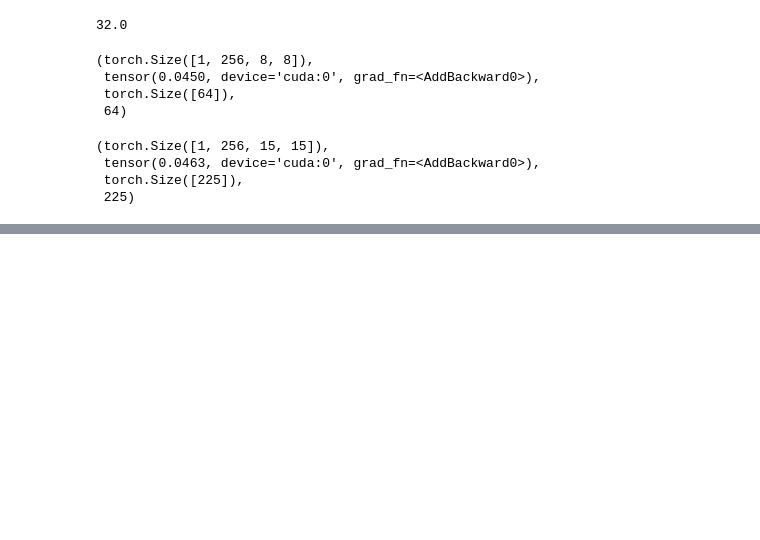
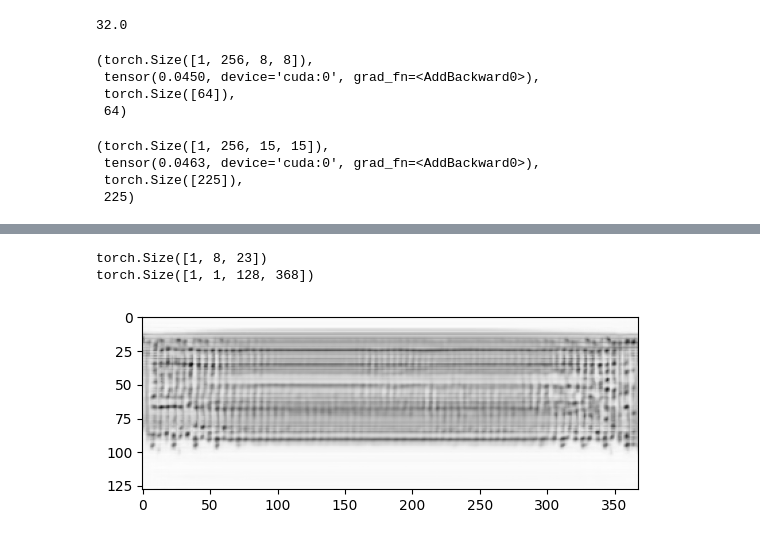
Before and after one commit to MALerLab/ocr-vqgan-latent-score, a Jupyter notebook: sandbox.ipynb, the cells around one changed output, grey strips where cells are left out. Cells and saved outputs as stored; diff of their text form; code cells hidden in the pictures; blank space fills up the shorter version.

```diff
--- a/sandbox.ipynb
+++ b/sandbox.ipynb
@@ -253,0 +322,12 @@ quant.shape, emb_loss, info[2].shape, quant.shape[-2]*quant.shape[-1]
+# %%
+with torch.no_grad():
+  encoded = model.cpu().encode(img.float().cpu().unsqueeze(0).unsqueeze(0))
+  tokens = encoded[2][2].view(encoded[0].shape[0],encoded[0].shape[-2],encoded[0].shape[-1])
+  print(tokens.shape)
+  decoded_ = model.decode_code(tokens)
+  print(decoded_.shape)
+  plt.imshow(decoded_.cpu().detach().numpy().squeeze(),cmap='gray')
+# %% [output]
+torch.Size([1, 8, 23])
+torch.Size([1, 1, 128, 368])
+[figure, added]
```
Also changed, not shown: parts of 16 cells of this notebook, 2 other files.
